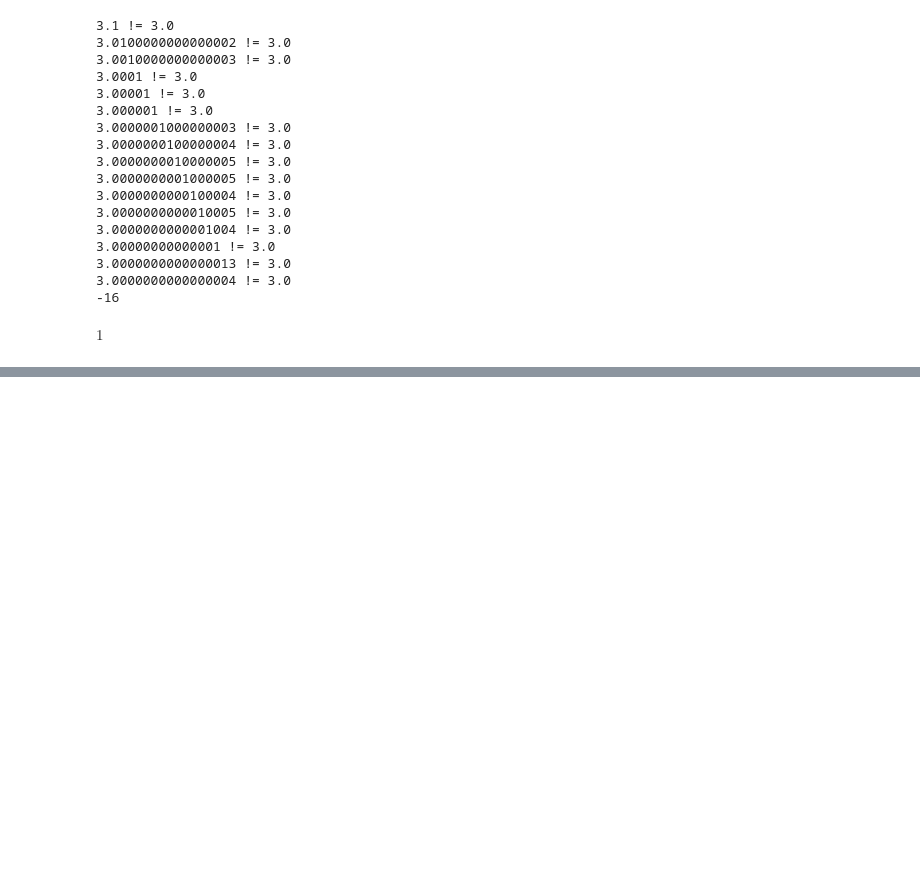
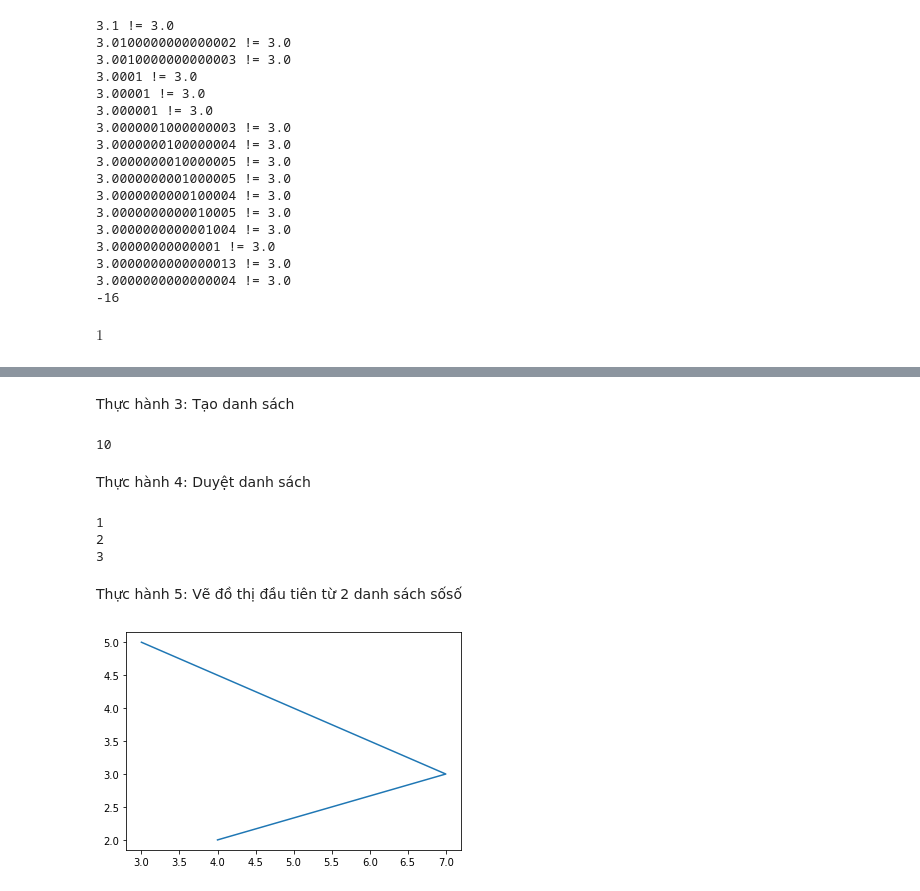
Before and after one commit to tranthehien091003/ThuchanhToanCC, a Jupyter notebook: Bai1.ipynb, the cells around one changed output, grey strips where cells are left out. Saved outputs shown, nothing was run; the diff lists cells and outputs as text; code cells hidden in the pictures; blank space fills up the shorter version.

```diff
--- a/Bai1.ipynb
+++ b/Bai1.ipynb
@@ -158,0 +182,28 @@ $\displaystyle 1$
+# %% [markdown]
+Thực hành 3: Tạo danh sách
+# %%
+danhsach_so = [10, 15, 20]
+danhsach_so[0]
+# %% [output]
+10
+# %% [markdown]
+Thực hành 4: Duyệt danh sách
+# %%
+ds = [1, 2, 3]
+for so in ds:
+  print(so)
+# %% [output]
+1
+2
+3
+# %% [markdown]
+Thực hành 5: Vẽ đồ thị đầu tiên từ 2 danh sách sốsố
+# %%
+x_numbers = [3, 7, 4]
+y_numbers = [5, 3, 2]
+
+from pylab import plot, show
+plot(x_numbers, y_numbers)
+show()
+# %% [output]
+[figure, added]
```
Also changed, not shown: parts of 34 cells of this notebook.
